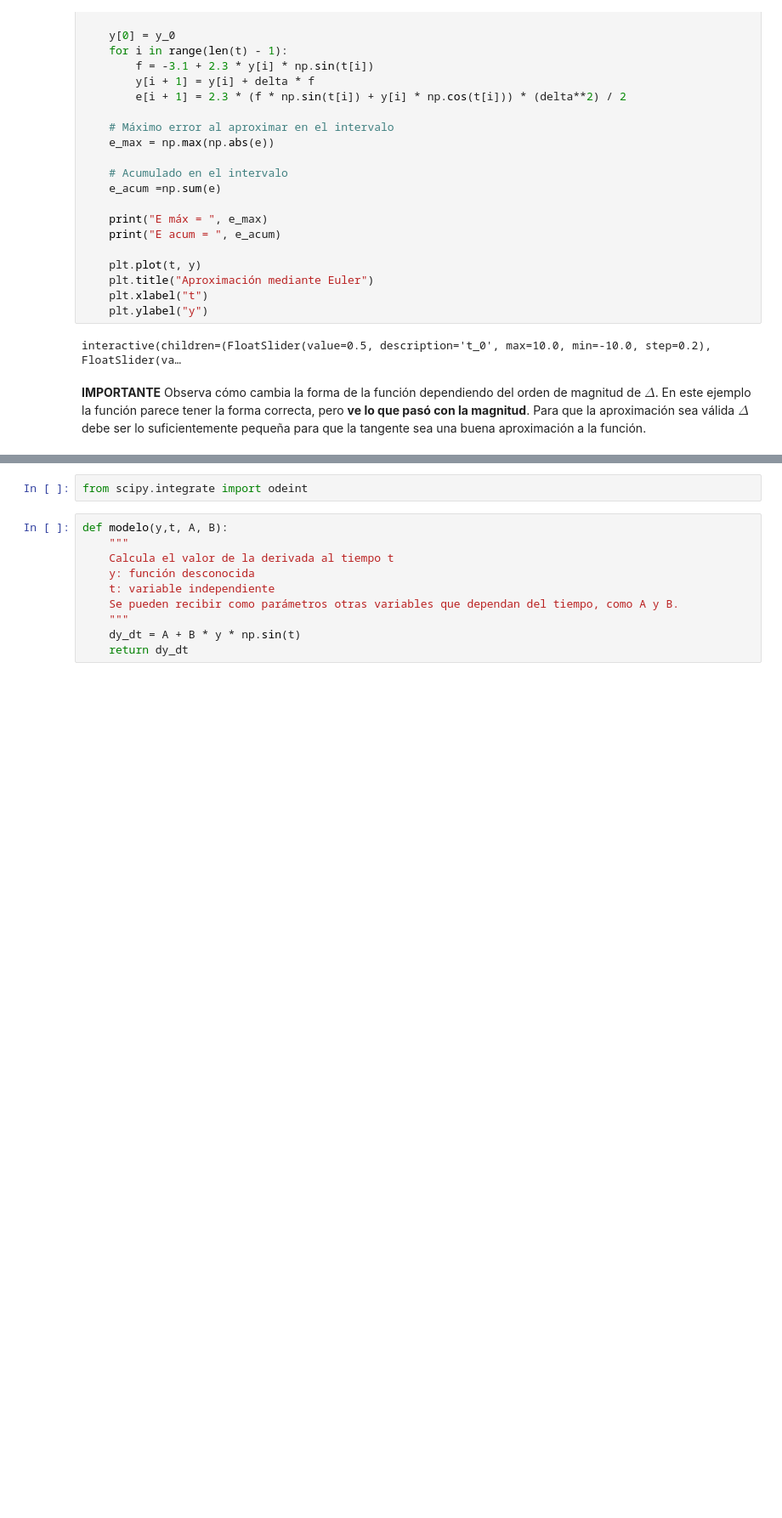
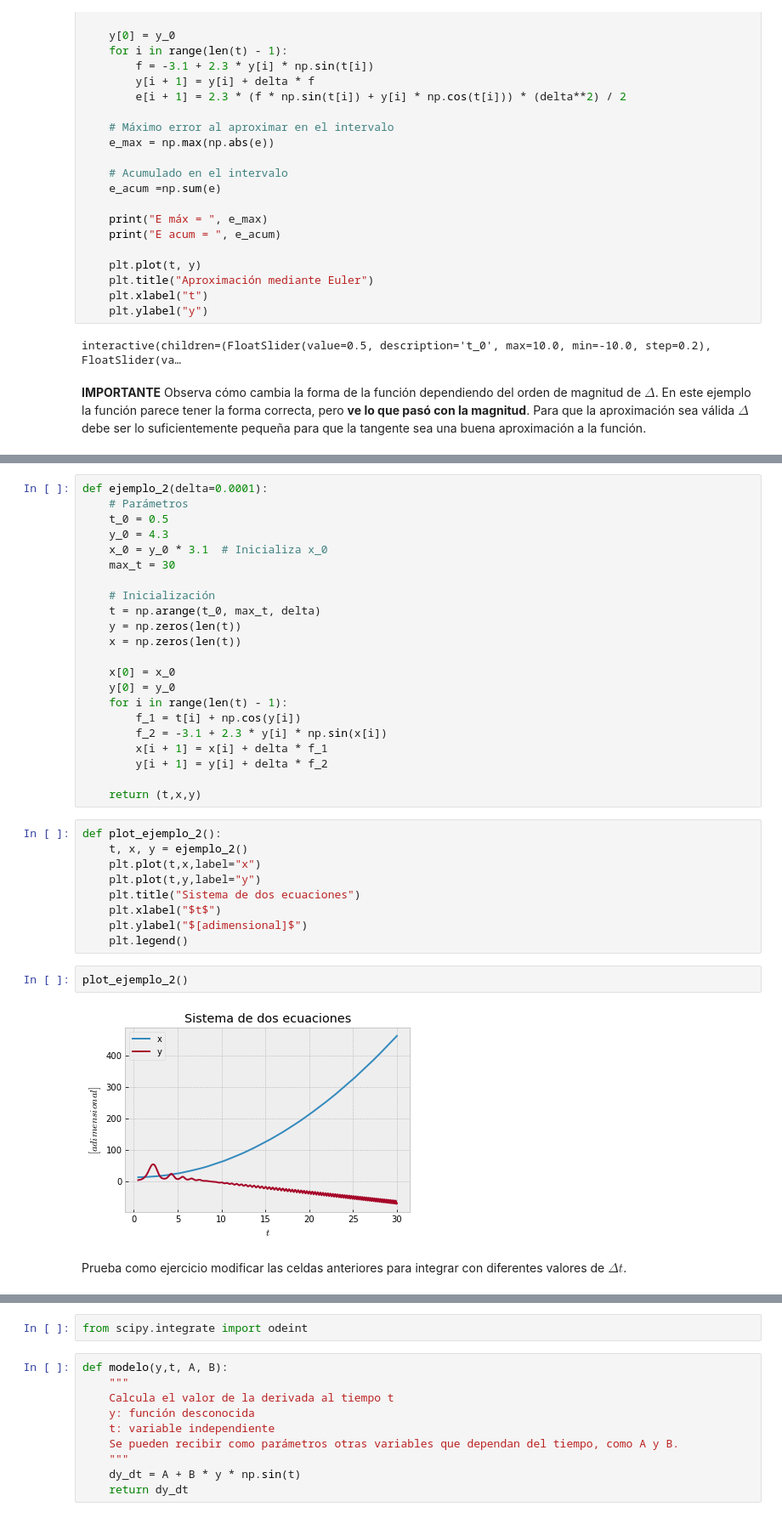
Before and after one commit to VMijangos/Redes_Neuronales, a Jupyter notebook: Notebooks/00 Modelo de Hudgkin-Huxley/Método de Euler.ipynb, the cells around one changed output, grey strips where cells are left out. Shown: that part at 85% size. Saved outputs shown, nothing was run; the diff lists cells and outputs as text; blank space fills up the shorter version.

Commit message:
Notebook con la práctica para implementar el modelo completo.

```diff
--- a/Notebooks/00 Modelo de Hudgkin-Huxley/Método de Euler.ipynb
+++ b/Notebooks/00 Modelo de Hudgkin-Huxley/Método de Euler.ipynb
@@ -129 +144,38 @@ interactive(children=(FloatSlider(value=0.5, description='t_0', max=10.0, min=-1
+# %%
+def ejemplo_2(delta=0.0001):
+    # Parámetros
+    t_0 = 0.5
+    y_0 = 4.3
+    x_0 = y_0 * 3.1  # Inicializa x_0
+    max_t = 30
+
+    # Inicialización
+    t = np.arange(t_0, max_t, delta)
+    y = np.zeros(len(t))
+    x = np.zeros(len(t))
+
+    x[0] = x_0
+    y[0] = y_0
+    for i in range(len(t) - 1):
+        f_1 = t[i] + np.cos(y[i])
+        f_2 = -3.1 + 2.3 * y[i] * np.sin(x[i])
+        x[i + 1] = x[i] + delta * f_1
+        y[i + 1] = y[i] + delta * f_2
+
+    return (t,x,y)
+# %%
+def plot_ejemplo_2():
+    t, x, y = ejemplo_2()
+    plt.plot(t,x,label="x")
+    plt.plot(t,y,label="y")
+    plt.title("Sistema de dos ecuaciones")
+    plt.xlabel("$t$")
+    plt.ylabel("$[adimensional]$")
+    plt.legend()
+# %%
+plot_ejemplo_2()
+# %% [output]
+[figure, added]
+# %% [markdown]
+Prueba como ejercicio modificar las celdas anteriores para integrar con diferentes valores de $\Delta t$.
 # %% [markdown]
```
Also changed, not shown: parts of 3 cells of this notebook, 3 other files.
